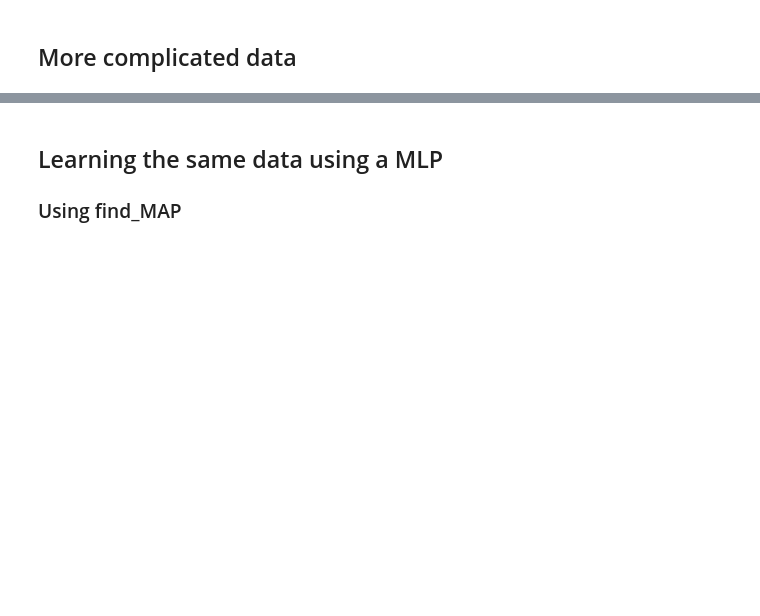
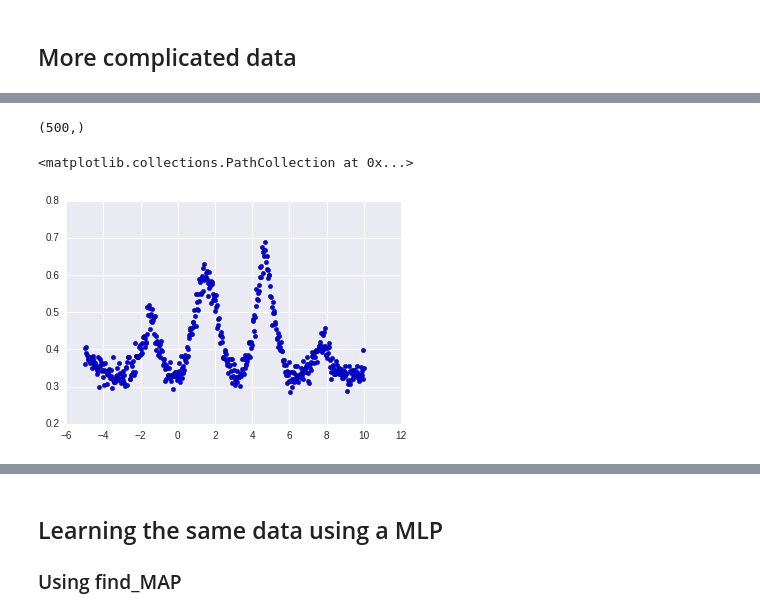
Before and after one commit to davidbp/connectionist, a Jupyter notebook: bayesianNNet/bayesian_regression_mlp.ipynb, the cells around one changed output, grey strips where cells are left out. Saved outputs shown, nothing was run; the diff lists cells and outputs as text; code cells hidden in the pictures; blank space fills up the shorter version.

```diff
--- a/bayesianNNet/bayesian_regression_mlp.ipynb
+++ b/bayesianNNet/bayesian_regression_mlp.ipynb
@@ -481,0 +584,13 @@ plt.axvline(np.argmax(prob_t_given_x),
+# %%
+x1_grid = np.linspace(-5, 10, 500)
+# %%
+x1_grid = np.array(x1_grid.reshape(len(x1_grid),1), dtype="float32")
+# %%
+dummy_out = np.ones(x1_grid.shape[1], dtype=np.int8)
+
+ann_input.set_value(x1_grid)
+ann_output.set_value(dummy_out)
+
+ppc = pm.sample_ppc(trace,
+                    model=mlp,
+                    samples=1000)
@@ -481,0 +599,11 @@ plt.axvline(np.argmax(prob_t_given_x),
+# %%
+predictions_var = ppc['Y_obs'].var(axis=0)
+# %%
+predictions_var.shape
+# %% [output]
+(500,)
+# %%
+plt.scatter(x1_grid,predictions_var)
+# %% [output]
+<matplotlib.collections.PathCollection at 0x...>
+[figure, added]
```
Also changed, not shown: parts of 16 cells of this notebook, 3 other files.
